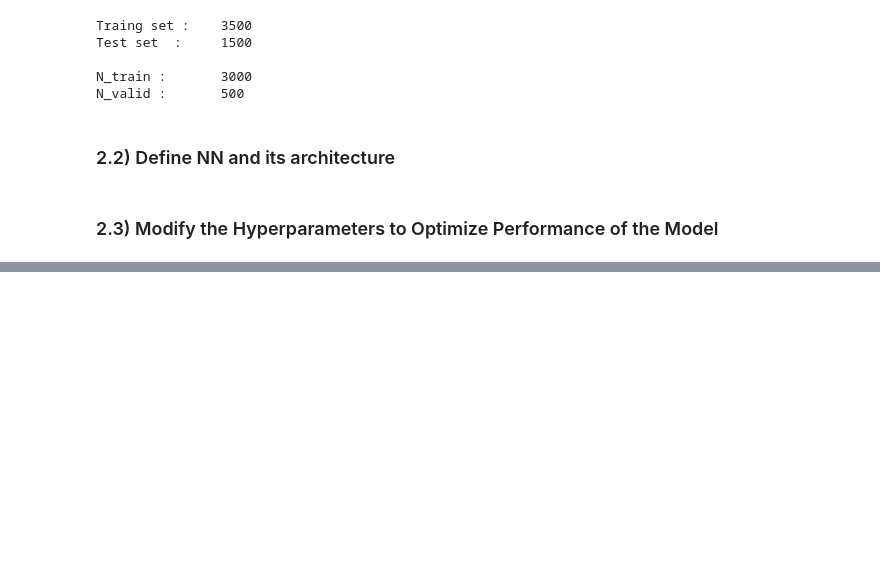
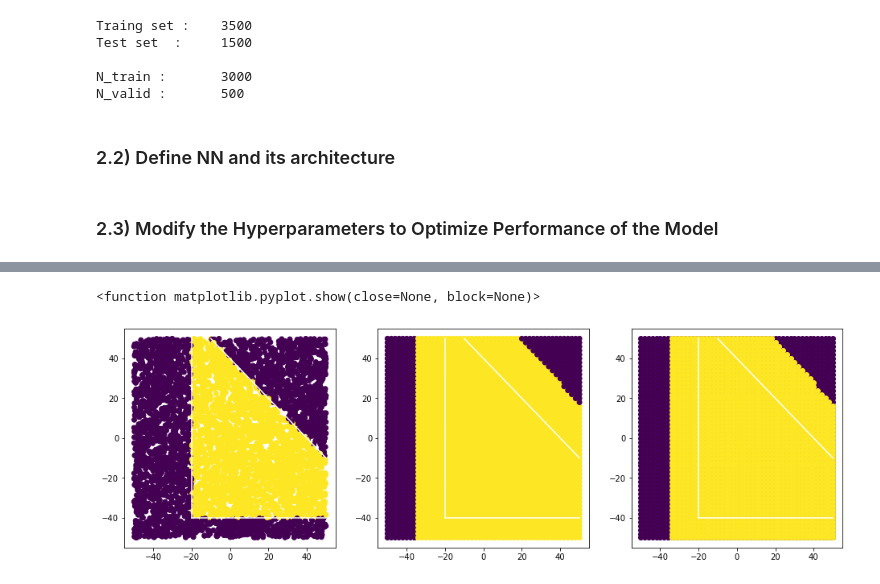
Before and after one commit to niklai99/LCP-modB, a Jupyter notebook: 02-DNN/02-DNN-2.ipynb, the cells around one changed output, grey strips where cells are left out. Cells and saved outputs as stored; diff of their text form; code cells hidden in the pictures; blank space fills up the shorter version.

```diff
--- a/02-DNN/02-DNN-2.ipynb
+++ b/02-DNN/02-DNN-2.ipynb
@@ -405,3 +794,30 @@ name              = "my lovely neural network"
+# %%
+grid_r = grid/50
+
+pred = model_gridsearch.predict(grid_r)
+# %%
+def boundaries():
+    ax.plot((-20,-20),(-40,50),c="w")
+    ax.plot((-20,50),(-40,-40),c="w")
+    ax.plot((-10,50),(50,-10),c="w")
+
+fig,AX=plt.subplots(1,3,figsize=(16,5.))
+ax=AX[0]
+ax.scatter(x[:,0],x[:,1],c=y)
+boundaries()
+ax=AX[1]
+ax.scatter(grid[:,0],grid[:,1],c=pred)
+boundaries()
+ax=AX[2]
+W1=np.where(pred>0.5)[0]
+ax.scatter(grid[:,0],grid[:,1],c="#440154")
+ax.scatter(grid[W1,0],grid[W1,1],c="#fde725")
+boundaries()
+plt.show
+plt.show
+# %% [output]
+<function matplotlib.pyplot.show(close=None, block=None)>
+[figure, added]
 # %% [markdown]
 <a style='text-decoration:none;line-height:16px;display:flex;color:#5B5B62;padding:10px;justify-content:end;' href='https://deepnote.com?utm_source=created-in-deepnote-cell&projectId=452e6836-b7b8-455e-80d9-d4109b6baddf' target="_blank">
 <img alt='Created in deepnote.com' style='display:inline;max-height:16px;margin:0px;margin-right:7.5px;' src='embedded-picture-1' > </img>
```
Also changed, not shown: parts of 60 cells of this notebook.
